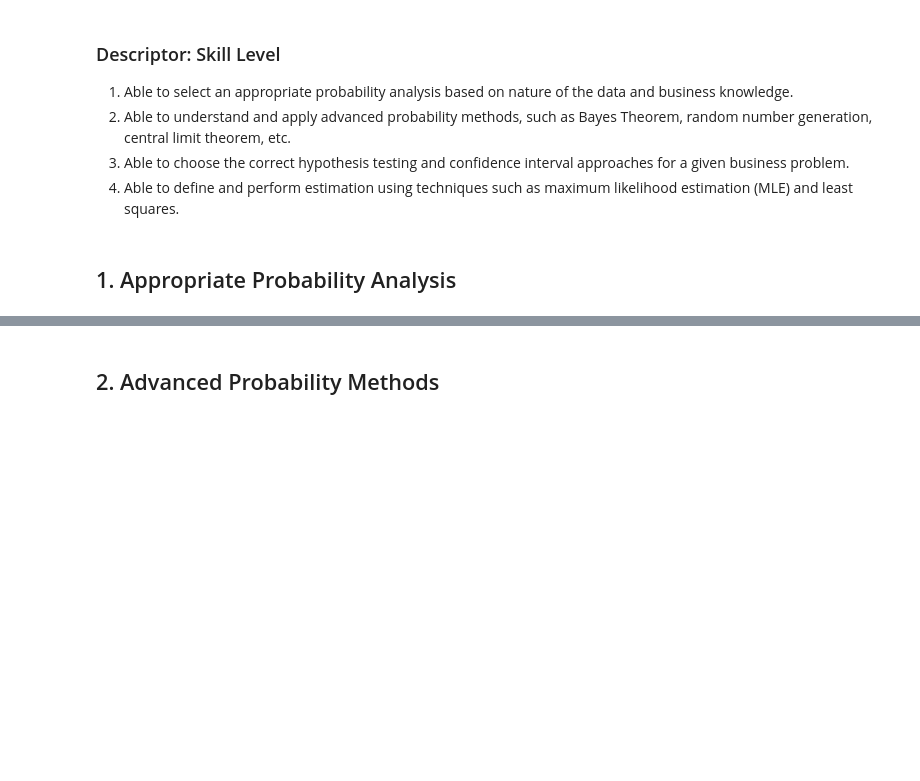
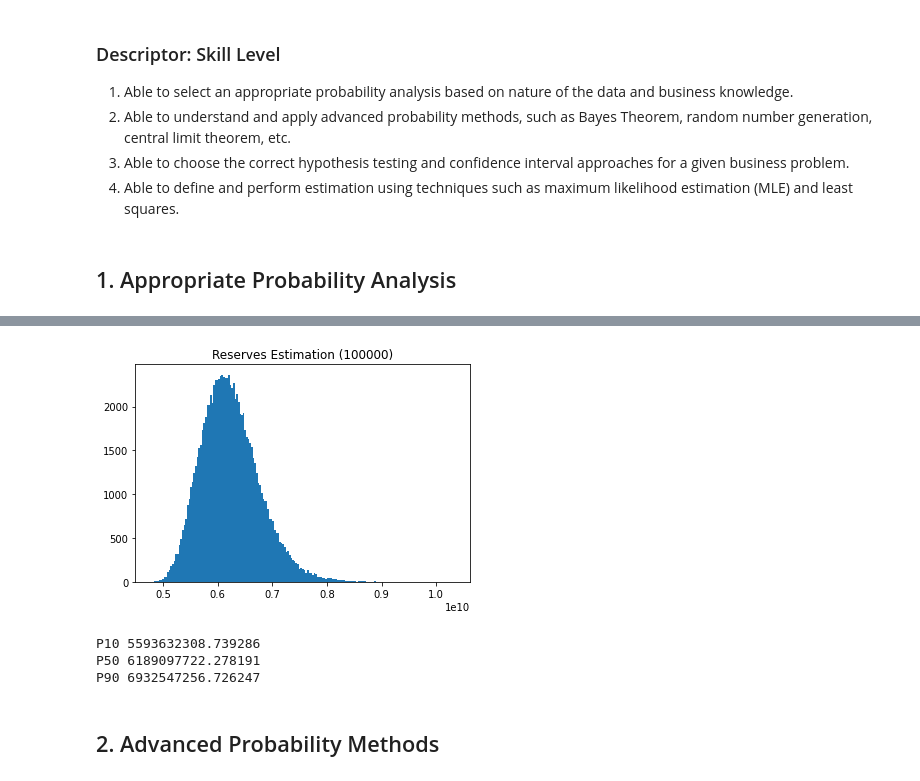
Before and after one commit to imranfadhil/our-learnings, a Jupyter notebook: B3_probability_basic_statistics.ipynb, the cells around one changed output, grey strips where cells are left out. Cells and saved outputs as stored; diff of their text form; code cells hidden in the pictures; blank space fills up the shorter version.

```diff
--- a/B3_probability_basic_statistics.ipynb
+++ b/B3_probability_basic_statistics.ipynb
@@ -11,3 +25,62 @@
+# %%
+import random
+from scipy.stats import truncnorm
+import matplotlib.pyplot as plt
+
+def volumetric_method(
+    area_bound: tuple,
+    thickness_bound: tuple,
+    porosity_bound: tuple,
+    water_saturation_bound: tuple,
+    volume_factor_bound: tuple,
+    recovery_factor_bound: tuple,
+    random_state=None
+):
+    random.seed(random_state)
+    a = truncnorm.rvs(area_bound[0], area_bound[1], loc=area_bound[2], scale=area_bound[3],
+                      random_state=random_state)
+    h = truncnorm.rvs(thickness_bound[0], thickness_bound[1], loc=thickness_bound[2], scale=thickness_bound[3],
+                      random_state=random_state)
+    poro = truncnorm.rvs(porosity_bound[0], porosity_bound[1], loc=porosity_bound[2], scale=porosity_bound[3],
+                      random_state=random_state)
+    sw = random.triangular(water_saturation_bound[0], water_saturation_bound[1], water_saturation_bound[2])
+    bo = random.uniform(volume_factor_bound[0], volume_factor_bound[1])
+    rf = truncnorm.rvs(
+        recovery_factor_bound[0],
+        recovery_factor_bound[1],
+        loc=recovery_factor_bound[2],
+        scale=recovery_factor_bound[3],
+        random_state=random_state)
+    reserves = a * h * poro * (1 - sw) / bo * rf
+    return reserves
+
+n_try = 100000
+reserves = np.empty(0)
+for i in range(n_try):
+    result = volumetric_method(
+        area_bound=(121406, 841746, 663684, 161874),
+        thickness_bound=(3, 9, 6, 3),
+        porosity_bound=(.2, .3, .1, .05),
+        water_saturation_bound=(.2, .35, .3),
+        volume_factor_bound=(1.2, 1.4),
+        recovery_factor_bound=(.1, .5, .3, .075),
+#         random_state=123
+    )
+    reserves = np.append(reserves, result)
+
+a = np.hstack(reserves)
+_ = plt.hist(a, bins='auto')  # arguments are passed to np.histogram
+plt.title(f"Reserves Estimation ({n_try})")
+plt.show()
+p10, p50, p90 = np.percentile(reserves, [10, 50, 90])
+print('P10', p10)
+print('P50', p50)
+print('P90', p90)
+# %% [output]
+[figure, added]
+P10 5593632308.739286
+P50 6189097722.278191
+P90 6932547256.726247
 # %% [markdown]
 ## 2. Advanced Probability Methods
 # %% [markdown]
```
Also changed, not shown: parts of 9 cells of this notebook, 3 other files.
